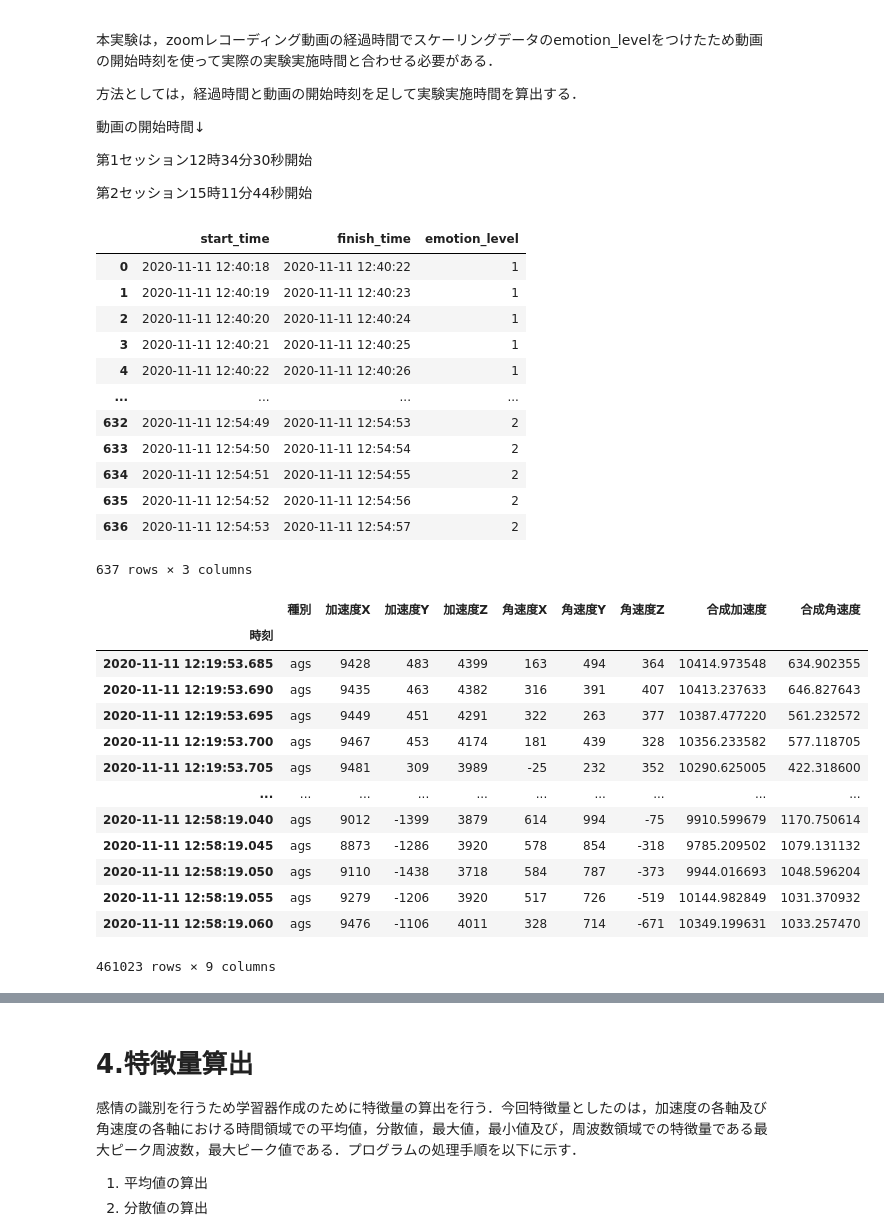
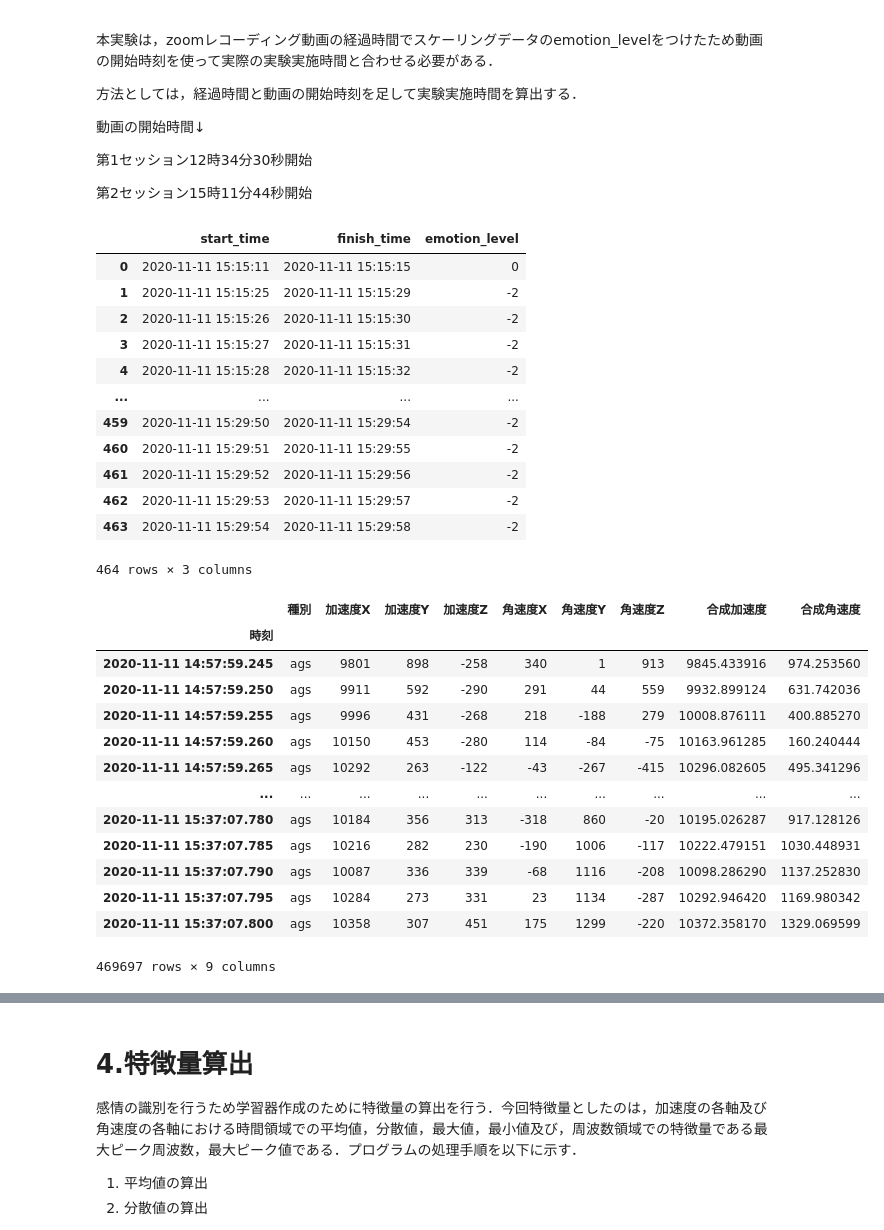
Before and after one commit to aki-1125/exp_gd_20201111, a Jupyter notebook: acc_gyr_gd_20201111_A.ipynb, the cells around one changed output, grey strips where cells are left out. Cells and saved outputs as stored; diff of their text form; code cells hidden in the pictures.

```diff
--- a/acc_gyr_gd_20201111_A.ipynb
+++ b/acc_gyr_gd_20201111_A.ipynb
@@ -311,21 +310,21 @@ data1_a_label_80['finish_time'] = data1_a_label_80['finish_time'] + dt.timedelta
 # data2_a_label_80['finish_time'] = data2_a_label_80['finish_time'] + dt.timedelta(days=44144, hours=15, minutes=11, seconds=44)
 # %%
 #編集したデータの確認(確認のためセッション1のAさんのデータを表示している)
-display(data1_a_label_80)
+display(data2_a_label_70)
 # %% [output]
 |  | start_time | finish_time | emotion_level |
-| 0 | 2020-11-11 12:40:18 | 2020-11-11 12:40:22 | 1 |
-| 1 | 2020-11-11 12:40:19 | 2020-11-11 12:40:23 | 1 |
-| 2 | 2020-11-11 12:40:20 | 2020-11-11 12:40:24 | 1 |
-| 3 | 2020-11-11 12:40:21 | 2020-11-11 12:40:25 | 1 |
-| 4 | 2020-11-11 12:40:22 | 2020-11-11 12:40:26 | 1 |
+| 0 | 2020-11-11 15:15:11 | 2020-11-11 15:15:15 | 0 |
+| 1 | 2020-11-11 15:15:25 | 2020-11-11 15:15:29 | -2 |
+| 2 | 2020-11-11 15:15:26 | 2020-11-11 15:15:30 | -2 |
+| 3 | 2020-11-11 15:15:27 | 2020-11-11 15:15:31 | -2 |
+| 4 | 2020-11-11 15:15:28 | 2020-11-11 15:15:32 | -2 |
 | ... | ... | ... | ... |
-| 632 | 2020-11-11 12:54:49 | 2020-11-11 12:54:53 | 2 |
-| 633 | 2020-11-11 12:54:50 | 2020-11-11 12:54:54 | 2 |
-| 634 | 2020-11-11 12:54:51 | 2020-11-11 12:54:55 | 2 |
-| 635 | 2020-11-11 12:54:52 | 2020-11-11 12:54:56 | 2 |
-| 636 | 2020-11-11 12:54:53 | 2020-11-11 12:54:57 | 2 |
+| 459 | 2020-11-11 15:29:50 | 2020-11-11 15:29:54 | -2 |
+| 460 | 2020-11-11 15:29:51 | 2020-11-11 15:29:55 | -2 |
+| 461 | 2020-11-11 15:29:52 | 2020-11-11 15:29:56 | -2 |
+| 462 | 2020-11-11 15:29:53 | 2020-11-11 15:29:57 | -2 |
+| 463 | 2020-11-11 15:29:54 | 2020-11-11 15:29:58 | -2 |
-637 rows × 3 columns
+464 rows × 3 columns
 # %%
 #datetime化したラベルデータを保存
 # data1_a_label_50.to_csv('emotion_label/label_datetime/emotion_A_20201111_1_datetime.csv', index=False)
@@ -350,31 +349,31 @@ display(data1_a_label_80)
 # data2_d.to_csv('sensor_data/session2/TSND151/raw_data_datetime/acc_gyr/Conv-mem-D胸-20201111-145806707-ags_datetime.csv', index=False)
 # %%
 #時刻をインデックスに
-data1_a.set_index("時刻", inplace=True)
+#data1_a.set_index("時刻", inplace=True)
 # data1_b.set_index("時刻", inplace=True)
 # data1_c.set_index("時刻", inplace=True)
 # data1_d.set_index("時刻", inplace=True)
 
-# data2_a.set_index("時刻", inplace=True)
+data2_a.set_index("時刻", inplace=True)
 # data2_b.set_index("時刻", inplace=True)
 # data2_c.set_index("時刻", inplace=True)
 # data2_d.set_index("時刻", inplace=True)
 # %%
 #編集したデータの確認(確認のためセッション1のAさんのデータを表示している)
-display(data1_a)
+display(data2_a)
 # %% [output]
 |  | 種別 | 加速度X | 加速度Y | 加速度Z | 角速度X | 角速度Y | 角速度Z | 合成加速度 | 合成角速度 |
 | 時刻 |  |  |  |  |  |  |  |  |  |
-| 2020-11-11 12:19:53.685 | ags | 9428 | 483 | 4399 | 163 | 494 | 364 | 10414.973548 | 634.902355 |
-| 2020-11-11 12:19:53.690 | ags | 9435 | 463 | 4382 | 316 | 391 | 407 | 10413.237633 | 646.827643 |
-| 2020-11-11 12:19:53.695 | ags | 9449 | 451 | 4291 | 322 | 263 | 377 | 10387.477220 | 561.232572 |
-| 2020-11-11 12:19:53.700 | ags | 9467 | 453 | 4174 | 181 | 439 | 328 | 10356.233582 | 577.118705 |
-| 2020-11-11 12:19:53.705 | ags | 9481 | 309 | 3989 | -25 | 232 | 352 | 10290.625005 | 422.318600 |
+| 2020-11-11 14:57:59.245 | ags | 9801 | 898 | -258 | 340 | 1 | 913 | 9845.433916 | 974.253560 |
+| 2020-11-11 14:57:59.250 | ags | 9911 | 592 | -290 | 291 | 44 | 559 | 9932.899124 | 631.742036 |
+| 2020-11-11 14:57:59.255 | ags | 9996 | 431 | -268 | 218 | -188 | 279 | 10008.876111 | 400.885270 |
+| 2020-11-11 14:57:59.260 | ags | 10150 | 453 | -280 | 114 | -84 | -75 | 10163.961285 | 160.240444 |
+| 2020-11-11 14:57:59.265 | ags | 10292 | 263 | -122 | -43 | -267 | -415 | 10296.082605 | 495.341296 |
 | ... | ... | ... | ... | ... | ... | ... | ... | ... | ... |
-| 2020-11-11 12:58:19.040 | ags | 9012 | -1399 | 3879 | 614 | 994 | -75 | 9910.599679 | 1170.750614 |
-| 2020-11-11 12:58:19.045 | ags | 8873 | -1286 | 3920 | 578 | 854 | -318 | 9785.209502 | 1079.131132 |
-| 2020-11-11 12:58:19.050 | ags | 9110 | -1438 | 3718 | 584 | 787 | -373 | 9944.016693 | 1048.596204 |
-| 2020-11-11 12:58:19.055 | ags | 9279 | -1206 | 3920 | 517 | 726 | -519 | 10144.982849 | 1031.370932 |
-| 2020-11-11 12:58:19.060 | ags | 9476 | -1106 | 4011 | 328 | 714 | -671 | 10349.199631 | 1033.257470 |
+| 2020-11-11 15:37:07.780 | ags | 10184 | 356 | 313 | -318 | 860 | -20 | 10195.026287 | 917.128126 |
+| 2020-11-11 15:37:07.785 | ags | 10216 | 282 | 230 | -190 | 1006 | -117 | 10222.479151 | 1030.448931 |
+| 2020-11-11 15:37:07.790 | ags | 10087 | 336 | 339 | -68 | 1116 | -208 | 10098.286290 | 1137.252830 |
+| 2020-11-11 15:37:07.795 | ags | 10284 | 273 | 331 | 23 | 1134 | -287 | 10292.946420 | 1169.980342 |
+| 2020-11-11 15:37:07.800 | ags | 10358 | 307 | 451 | 175 | 1299 | -220 | 10372.358170 | 1329.069599 |
-461023 rows × 9 columns
+469697 rows × 9 columns
 # %%
```
Also changed, not shown: parts of 53 cells of this notebook, 3 other files.
